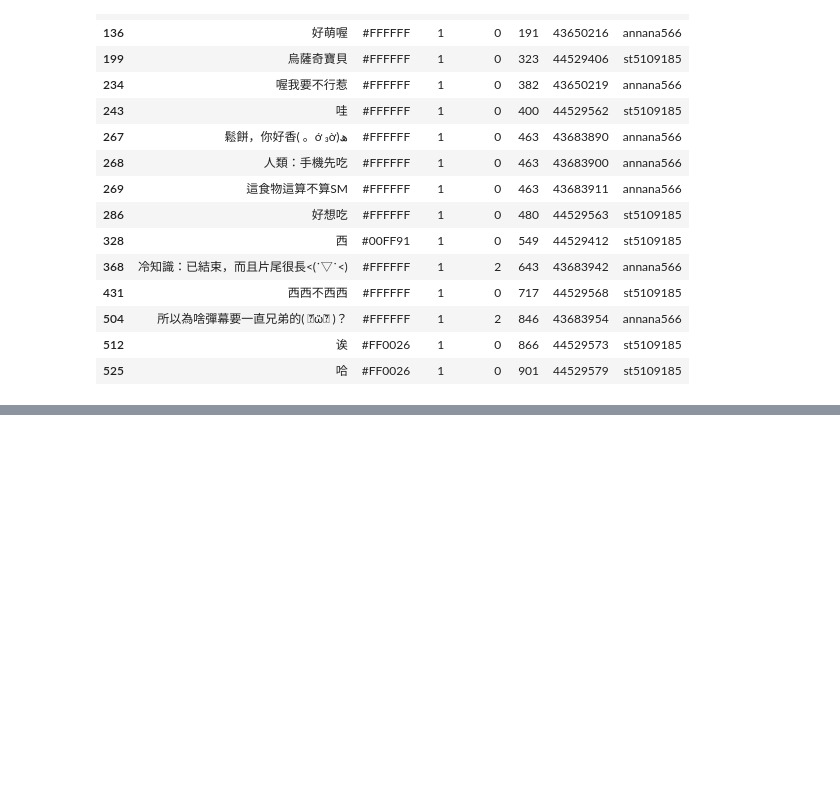
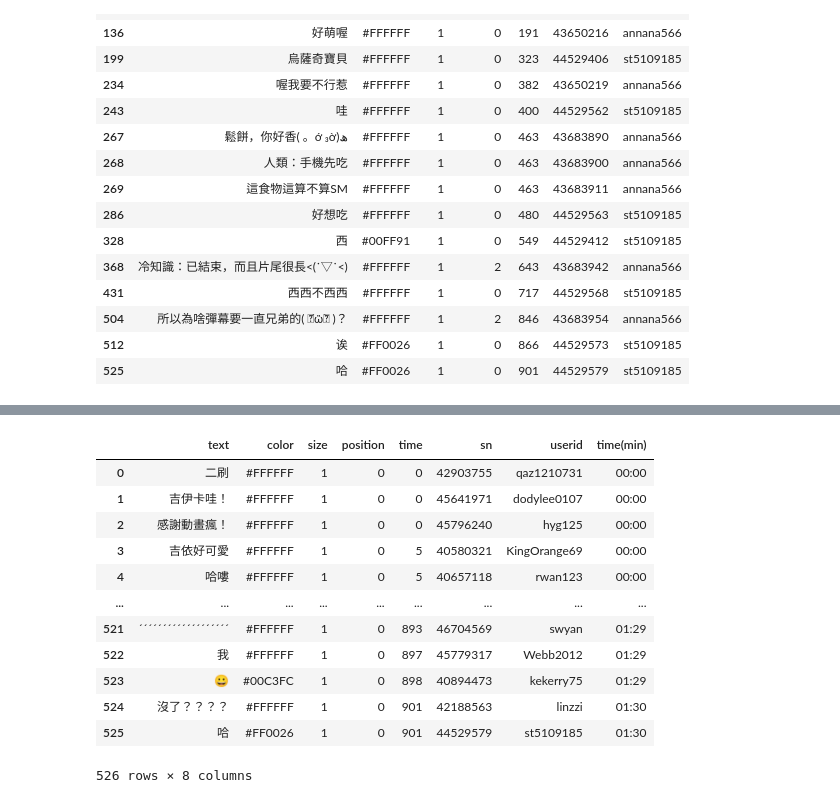
Before and after one commit to Elwing-Chou/tibame20250918, a Jupyter notebook: tibame20251008.ipynb, the cells around one changed output, grey strips where cells are left out. Saved outputs shown, nothing was run; the diff lists cells and outputs as text; code cells hidden in the pictures; blank space fills up the shorter version.

```diff
--- a/tibame20251008.ipynb
+++ b/tibame20251008.ipynb
@@ -153,0 +170,30 @@ df[fil]
+# %%
+# 給個錦囊: 他會幫你把錦囊對每一格打開一次
+# 行.apply(錦囊)
+def func(n):
+    # n: 901
+    n = int(n)
+    # n_10: 90
+    n_10 = n // 10
+    # min: 1
+    min = n_10 // 60
+    # sec: 30
+    sec = n_10 % 60
+    return str(min).zfill(2) + ":" + str(sec).zfill(2)
+
+df["time(min)"] = df["time"].apply(func)
+df
+# %% [output]
+|  | text | color | size | position | time | sn | userid | time(min) |
+| 0 | 二刷 | #FFFFFF | 1 | 0 | 0 | 42903755 | qaz1210731 | 00:00 |
+| 1 | 吉伊卡哇！ | #FFFFFF | 1 | 0 | 0 | 45641971 | dodylee0107 | 00:00 |
+| 2 | 感謝動畫瘋！ | #FFFFFF | 1 | 0 | 0 | 45796240 | hyg125 | 00:00 |
+| 3 | 吉依好可愛 | #FFFFFF | 1 | 0 | 5 | 40580321 | KingOrange69 | 00:00 |
+| 4 | 哈嘍 | #FFFFFF | 1 | 0 | 5 | 40657118 | rwan123 | 00:00 |
+| ... | ... | ... | ... | ... | ... | ... | ... | ... |
+| 521 | ˊˊˊˊˊˊˊˊˊˊˊˊˊˊˊˊˊˊˊ | #FFFFFF | 1 | 0 | 893 | 46704569 | swyan | 01:29 |
+| 522 | 我 | #FFFFFF | 1 | 0 | 897 | 45779317 | Webb2012 | 01:29 |
+| 523 | 😀 | #00C3FC | 1 | 0 | 898 | 40894473 | kekerry75 | 01:29 |
+| 524 | 沒了？？？？ | #FFFFFF | 1 | 0 | 901 | 42188563 | linzzi | 01:30 |
+| 525 | 哈 | #FF0026 | 1 | 0 | 901 | 44529579 | st5109185 | 01:30 |
+526 rows × 8 columns
```
Also changed, not shown: parts of 1 cell of this notebook.
